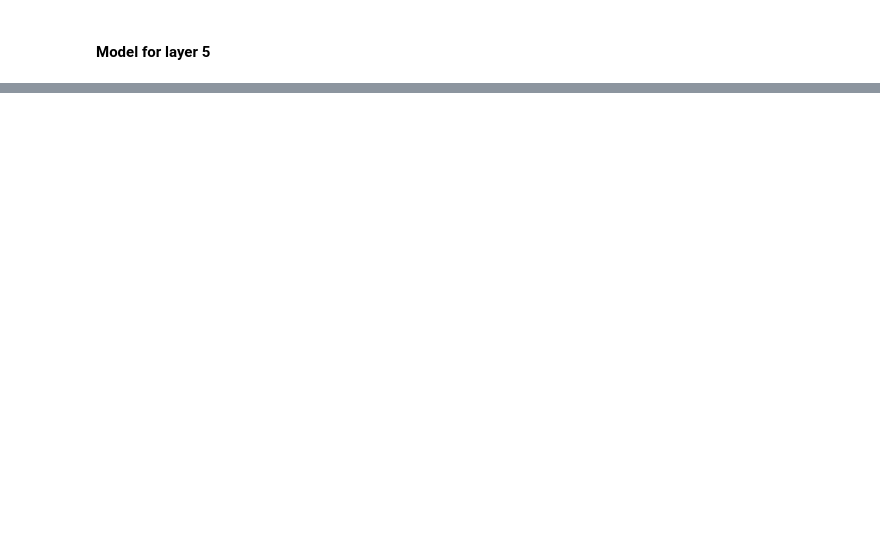
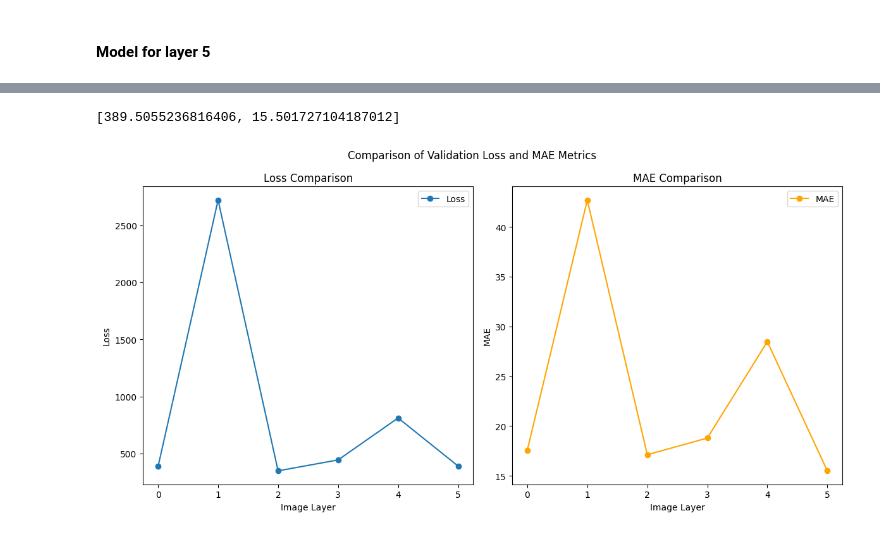
Before and after one commit to Benjaxmen/pm-prediction, a Jupyter notebook: image_conversion.ipynb, the cells around one changed output, grey strips where cells are left out. Cells and saved outputs as stored; diff of their text form; code cells hidden in the pictures; blank space fills up the shorter version.

```diff
--- a/image_conversion.ipynb
+++ b/image_conversion.ipynb
@@ -33,6 +37,7 @@ def preprocess_imagery(path):
         image=image/255
     return image
 # %%
-image_files = [f for f in os.listdir("../GEE_Images")]
+image_files = [f for f in os.listdir("/home/benjaxmen/Downloads/GEE_Images")]
+image_files=image_files[:5000]
 len(image_files)
 # %% [output]
@@ -51,10 +56,11 @@ for info in image_info:
 # %%
 with open('mp10.txt', 'r') as f:
   mp10 = [float(line.strip()) for line in f]
+mp10=mp10[:5000]
 # %%
 
 for a in range(len(image_files)):
-    image_files[a]="../GEE_Images/"+image_files[a]
+    image_files[a]="/home/benjaxmen/Downloads/GEE_Images/"+image_files[a]
 train_image_files, test_image_files, train_mp10, test_mp10 = train_test_split(
     image_files, mp10, test_size=0.2, random_state=42)
 # %% [markdown]
@@ -605,0 +931,35 @@ op_5=model_5.evaluate(dataset)
+# %%
+op_5
+# %% [output]
+[389.5055236816406, 15.501727104187012]
+# %%
+import matplotlib.pyplot as plt
+
+# Assuming you have op_0 to op_5 arrays with loss and MAE values
+# Replace these with your actual data
+
+# Extract loss and MAE values
+loss_values = [op[0] for op in [op_0, op, op_2, op_3, op_4, op_5]]
+mae_values = [op[1] for op in [op_0, op, op_2, op_3, op_4, op_5]]
+
+# Create subplots for loss and MAE
+fig, (ax1, ax2) = plt.subplots(1, 2, figsize=(12, 6))
+
+# Plot loss
+ax1.plot(loss_values, marker='o', label='Loss')
+ax1.set_title('Loss Comparison')
+ax1.set_xlabel('Image Layer')
+ax1.set_ylabel('Loss')
+ax1.legend()
+
+# Plot MAE
+ax2.plot(mae_values, marker='o', color='orange', label='MAE')
+ax2.set_title('MAE Comparison')
+ax2.set_xlabel('Image Layer')
+ax2.set_ylabel('MAE')
+ax2.legend()
+plt.suptitle('Comparison of Validation Loss and MAE Metrics')
+plt.tight_layout()
+plt.show()
+# %% [output]
+[figure, added]
```
Also changed, not shown: parts of 20 cells of this notebook.
